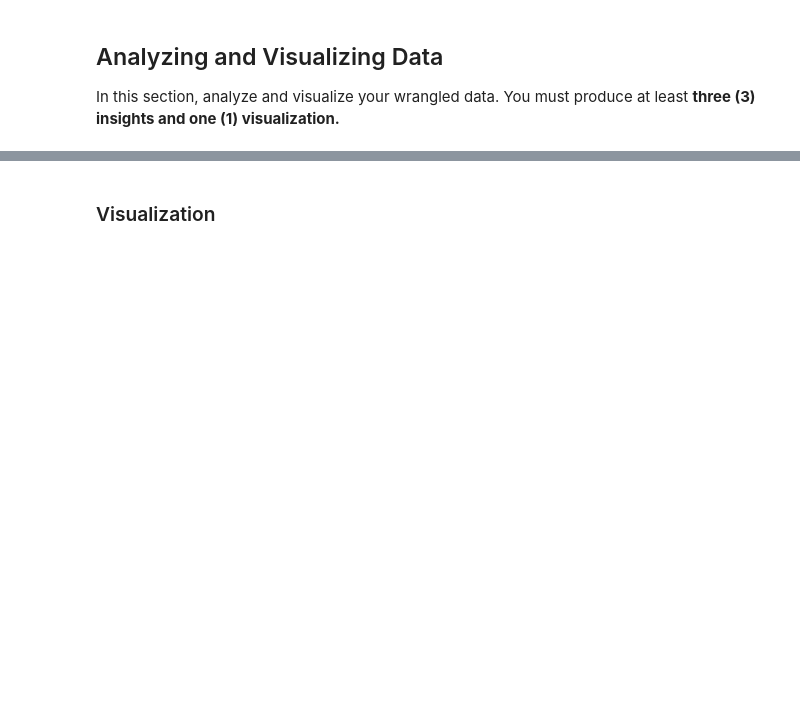
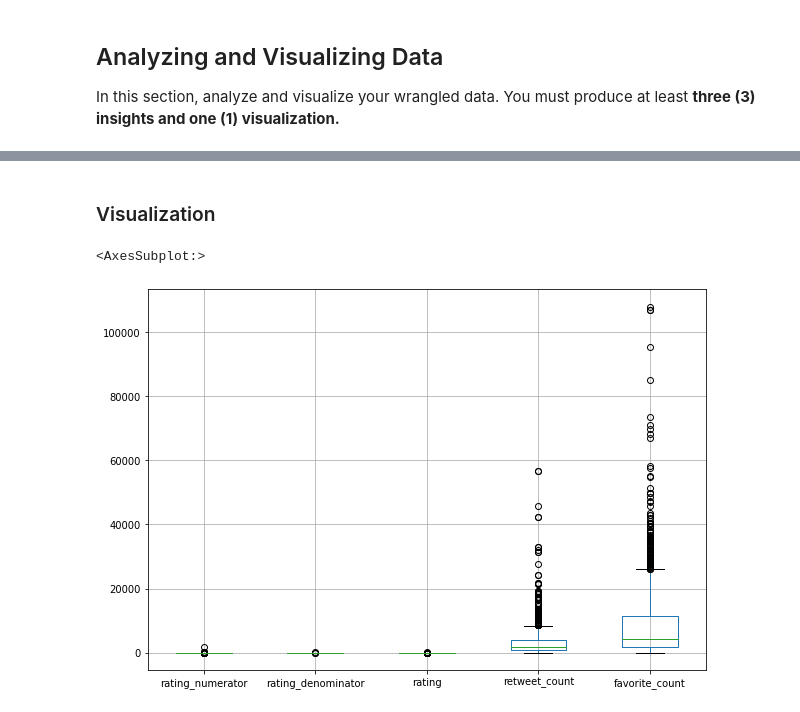
Before and after one commit to Reganmatics/Udacity_WeRateDogs_project, a Jupyter notebook: wrangle_act.ipynb, the cells around one changed output, grey strips where cells are left out. Cells and saved outputs as stored; diff of their text form; code cells hidden in the pictures; blank space fills up the shorter version.

```diff
--- a/wrangle_act.ipynb
+++ b/wrangle_act.ipynb
@@ -470,7 +494,7 @@ df_3_clean = df_3.copy()
 #### Code
 # %%
 df_1_clean.name = df_1_clean.name.str.replace('^[a-z]+', 'None')
-#df_1_clean = df_1_clean[df_1_clean['name'] !='None']
+df_1_clean = df_1_clean[df_1_clean['name'] !='None']
 # %% [markdown]
 #### Test
 # %%
@@ -702,8 +727,9 @@ df_1_clean.dog_stage.isnull().sum()
 # %% [markdown]
 #### Code
 # %%
-#df_master =  pd.merge(df_1_clean, df_3_clean, on='tweet_id')
+df_master =  pd.merge(df_1_clean, df_3_clean, on='tweet_id')
 #df_master = pd.merge(df_master, df_2_clean, on='tweet_id')
-df_master = pd.concat([df_1_clean, df_2_clean, df_3_clean])
+#df_master = pd.concat([df_1_clean, df_2_clean, df_3_clean])
+df_master = df_master[df_master['name'] != 'None']
 # %% [markdown]
 ### Test
@@ -739,2 +869,8 @@ In this section, analyze and visualize your wrangled data. You must produce at l
 # %% [markdown]
+<a id='visualize'></a>
 ### Visualization
+# %%
+df_master.boxplot(figsize=(10,7))
+# %% [output]
+<AxesSubplot:>
+[figure, added]
```
Also changed, not shown: parts of 35 cells of this notebook, 4 other files.
